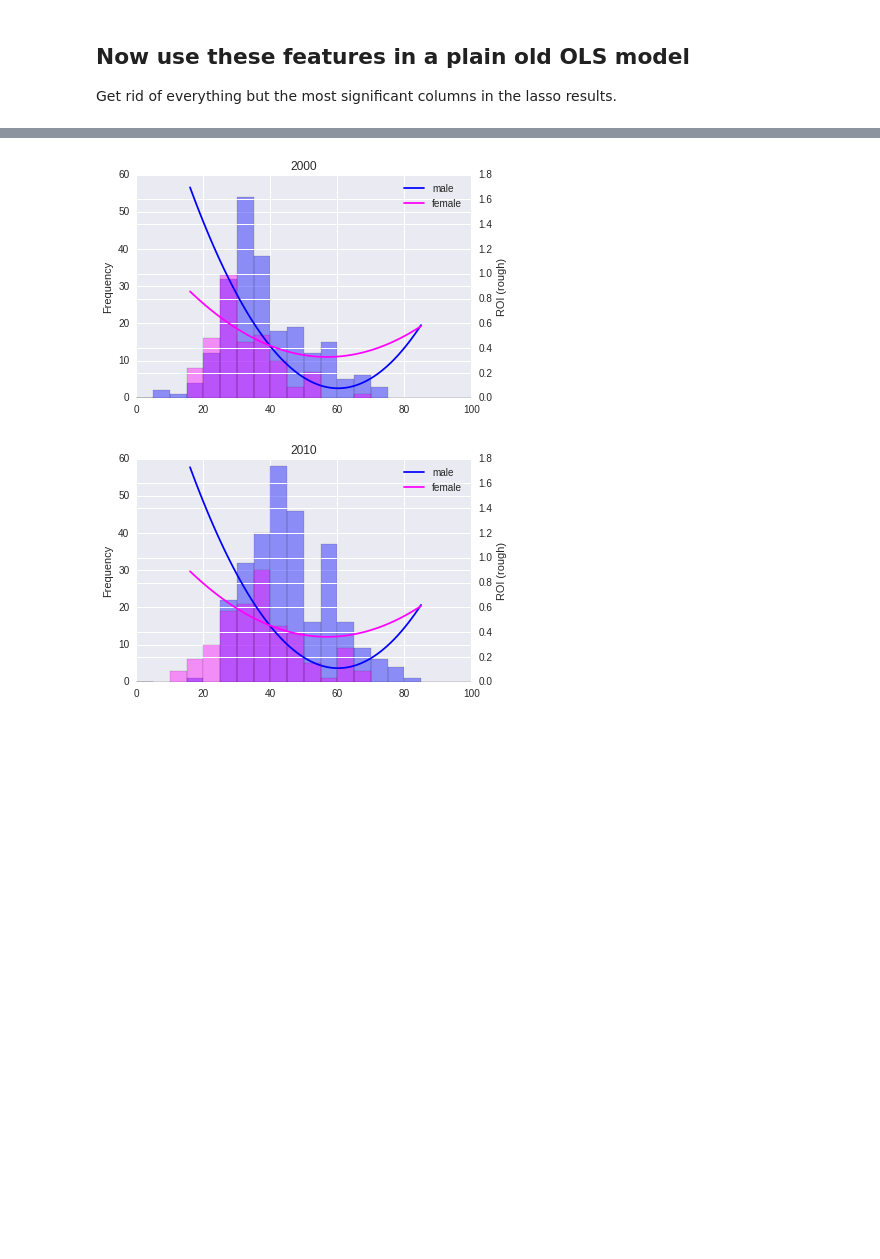
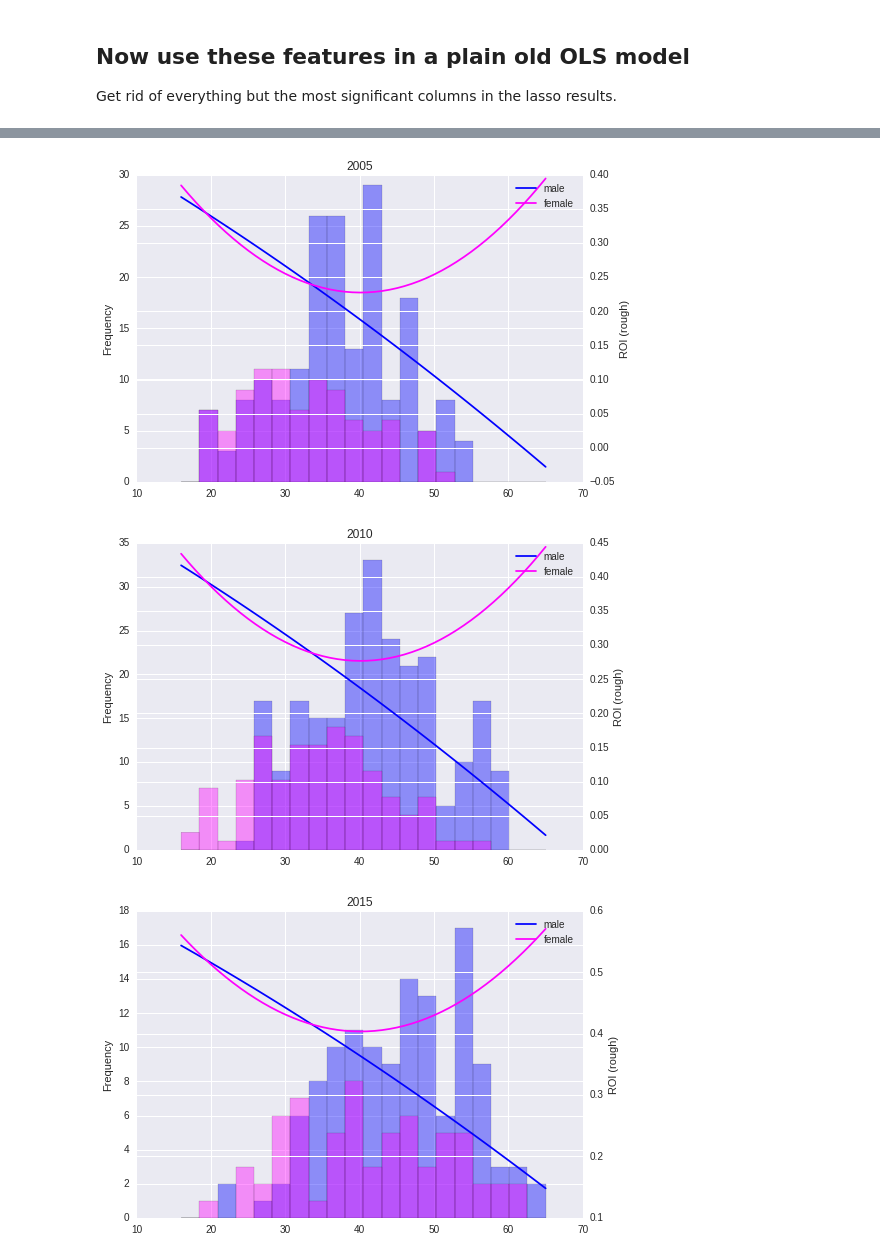
Before and after one commit to IanLondon/actor-age-curves, a Jupyter notebook: actor-regression-sklearn-joined-budget.ipynb, the cells around one changed output, grey strips where cells are left out. Saved outputs shown, nothing was run; the diff lists cells and outputs as text; code cells hidden in the pictures; blank space fills up the shorter version.

```diff
--- a/actor-regression-sklearn-joined-budget.ipynb
+++ b/actor-regression-sklearn-joined-budget.ipynb
@@ -92,0 +59,8 @@ actor_data[readable_cols].head(10)
+# %%
+men_color = 'blue'
+women_color = 'magenta'
+
+for color, gender, is_male, bins in zip((men_color, women_color),('male','female'),(1,0),(20,10)):
+    actor_data[actor_data.male_txt == is_male].reset_index().groupby('actor').movies_count.first().plot.hist(
+        title='Count of Movies per actor (before filtering)', bins=bins, color=color, alpha=0.8, label=gender);
+plt.legend()
@@ -109,0 +115,5 @@ removed 1751 actors, 7192 left
+# %%
+for color, gender, is_male in zip((men_color, women_color),('male','female'),(1,0)):
+    actor_data[actor_data.male_txt == is_male].reset_index().groupby('actor').movies_count.first().plot.hist(
+        title='Count of Movies per role (after filtering)', bins=20, color=color, alpha=0.8, label=gender);
+plt.legend()
@@ -599,3 +667,4 @@ for color, df in zip(('r','b'), (men, women)):
 # %%
 # ROI threshold to drop outliers!
-roi_threshold = 10
+# roi_threshold = 10
+print roi_threshold
@@ -602,7 +673,8 @@ roi_threshold = 10
 # %%
-print 'men in red, women in blue'
 fig, ax = plt.subplots()
 
-for color, df in zip(('r','b'), (men, women)):
-    df[df.roi < roi_threshold].plot.scatter('age_on_release','roi', title=roi_age_title, s=3, ax=ax, color=color, alpha=0.4, lw=0)
+for color, df, label in zip((men_color,'r'), (men, women), ('men','women')):
+    df[df.roi < roi_threshold].plot.scatter('age_on_release','roi',
+        title=roi_age_title, s=5, ax=ax, color=color, alpha=0.4, lw=0, label=label)
+plt.tight_layout()
 # %% [output]
@@ -988,7 +1067,9 @@ res.params.Intercept +\
  res.params["release"] * release +\
  res.params["pow(release, 2)"] * pow(release, 2)
 # %%
-def plot_age_curve_eqns(age_curve_fn, res, male, release, age_range=range(16,85+1), ax=None, addl_plt_args={}):
+def plot_age_curve_eqns(age_curve_fn, res, male, release,
+    age_range=range(age_min_thresh, age_max_thresh+1), ax=None, addl_plt_args={}):
+
     #default x_range is 16-85 years old...
     if male:
         male_txt=1
@@ -1020,9 +1101,6 @@ def age_curve_fn_1(age_on_release, male_txt, release):
 
 def plot_fns_across_years(plot_fn, years_to_plot):
     for release_year_to_plot in years_to_plot:
-        men_color = 'blue'
-        women_color = 'magenta'
-
         # set up twin axes
         fig, ax1 = plt.subplots()
         ax2 = ax1.twinx()
@@ -1032,11 +1110,11 @@ def plot_fns_across_years(plot_fn, years_to_plot):
 
         actor_data[(actor_data.male_txt == 1) & (actor_data.release == release_year_to_plot)].age_on_release.plot.hist(
             bins=20, label='men',
-            range=[0,100], ax=ax1, alpha=hist_alpha, color=men_color);
+            range=[age_min_thresh,age_max_thresh], ax=ax1, alpha=hist_alpha, color=men_color);
 
         actor_data[(actor_data.male_txt == 0) & (actor_data.release == release_year_to_plot)].age_on_release.plot.hist(
             bins=20, label='women',
-            range=[0,100], ax=ax1, alpha=hist_alpha, color=women_color)
+            range=[age_min_thresh,age_max_thresh], ax=ax1, alpha=hist_alpha, color=women_color)
 
         # curve of model function
         male_fig = plot_age_curve_eqns(plot_fn, res, male=True,
@@ -1048,7 +1126,8 @@ def plot_fns_across_years(plot_fn, years_to_plot):
         plt.show()
 
 
-years_to_plot=[1980,1990,2000,2010]
+# years_to_plot=[1975,1980,1990,2000,2010,2012]
+years_to_plot=[1995,2000,2005,2010,2015]
 
 plot_fns_across_years(age_curve_fn_1, years_to_plot)
 # %% [output]
@@ -1057,3 +1136,4 @@ plot_fns_across_years(age_curve_fn_1, years_to_plot)
-[figure, old version]
+[figure, new version]
-[figure, old version]
+[figure, new version]
+[figure, added]
 # %% [markdown]
```
Also changed, not shown: parts of 74 cells of this notebook.
